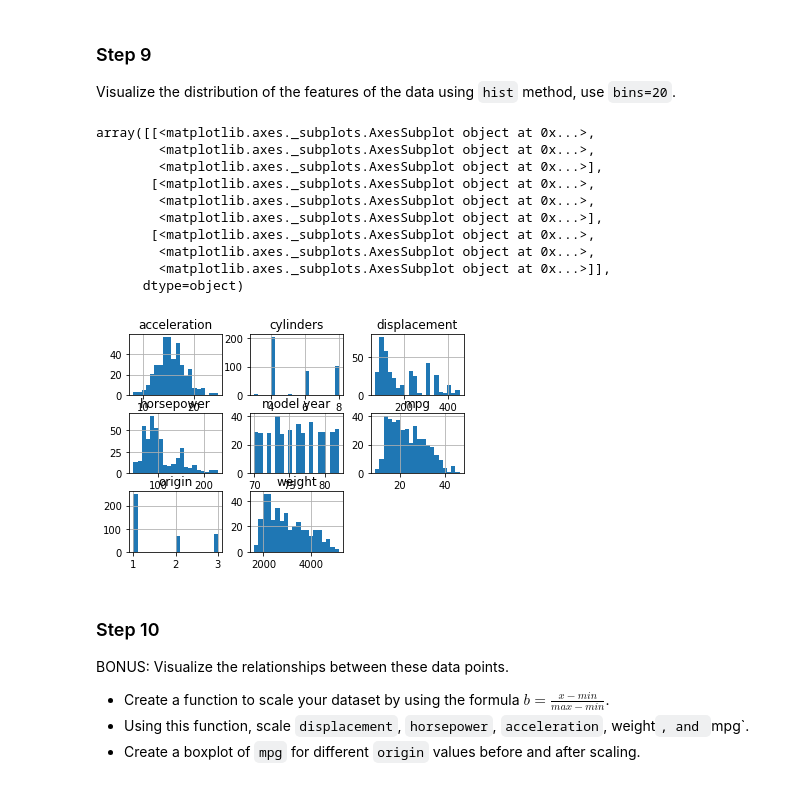
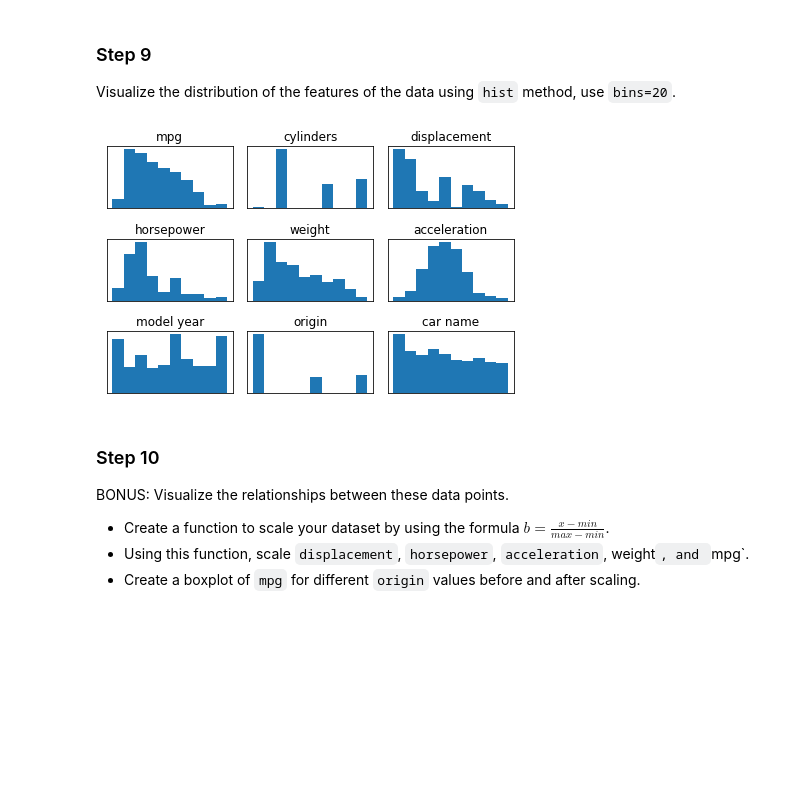
Before and after one commit to TheThreeRs/DataStudy, a Jupyter notebook: MagniMind/W1/Homework_1.ipynb, the cells around one changed output. Saved outputs shown, nothing was run; the diff lists cells and outputs as text; code cells hidden in the pictures; blank space fills up the shorter version.

```diff
--- a/MagniMind/W1/Homework_1.ipynb
+++ b/MagniMind/W1/Homework_1.ipynb
@@ -269,20 +269,17 @@ Name: mpg, Length: 398, dtype: float64
 # %% [markdown]
 ### Step 9
 Visualize the distribution of the features of the data using `hist` method, use `bins=20`.
-# %%
-data_auto.hist(bins=20)
-# %% [output]
-array([[<matplotlib.axes._subplots.AxesSubplot object at 0x...>,
-        <matplotlib.axes._subplots.AxesSubplot object at 0x...>,
-        <matplotlib.axes._subplots.AxesSubplot object at 0x...>],
-       [<matplotlib.axes._subplots.AxesSubplot object at 0x...>,
-        <matplotlib.axes._subplots.AxesSubplot object at 0x...>,
-        <matplotlib.axes._subplots.AxesSubplot object at 0x...>],
-       [<matplotlib.axes._subplots.AxesSubplot object at 0x...>,
-        <matplotlib.axes._subplots.AxesSubplot object at 0x...>,
-        <matplotlib.axes._subplots.AxesSubplot object at 0x...>]],
-      dtype=object)
-[figure, removed]
+# %%
+import matplotlib.pyplot as plt
+fig, axes = plt.subplots(3,3)
+for x,y, ax in zip(data_auto, data_auto.columns, axes.ravel()):
+    ax.set_title(y)
+    ax.hist(data_auto[y])
+    ax.set_xticks(())
+    ax.set_yticks(())
+plt.tight_layout()
+# %% [output]
+[figure, added]
 # %% [markdown]
 ### Step 10
 BONUS: Visualize the relationships between these data points.
```
Also changed, not shown: parts of 5 cells of this notebook, 27 other files.
